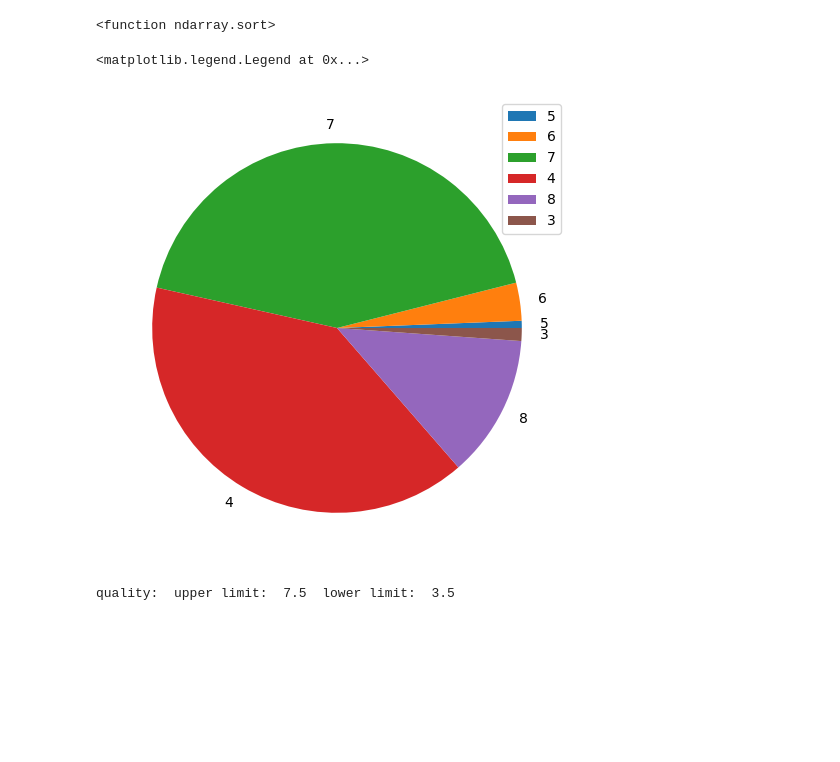
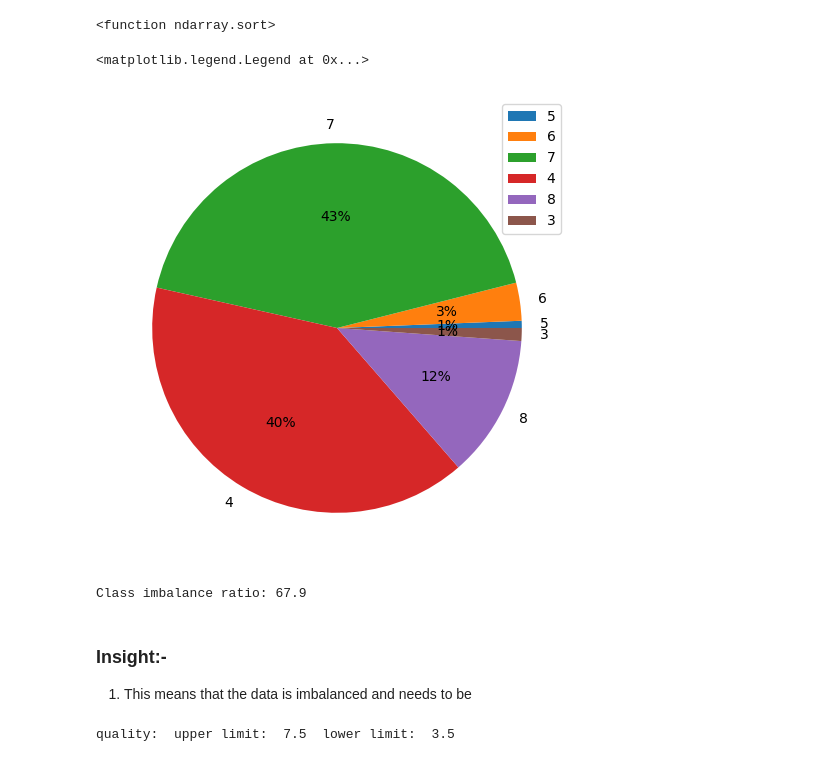
Before and after one commit to Shanu-Mathew/Wine-Qualilty-Prediction-App, a Jupyter notebook: notebook/Wine Quality Analysis.ipynb, the cells around one changed output. Cells and saved outputs as stored; diff of their text form; code cells hidden in the pictures; blank space fills up the shorter version.

Commit message:
Checking for Imbalanced Data

```diff
--- a/notebook/Wine Quality Analysis.ipynb
+++ b/notebook/Wine Quality Analysis.ipynb
@@ -13,7 +13,7 @@ import seaborn as sns
 # %% [markdown]
 ## Importing Dataset
 # %%
-winedf= pd.read_excel('1613779-Red_wine_.xlsx')
+winedf= pd.read_excel('../Data/Raw_Data.xlsx')
 winedf.head()
 # %% [output]
 |  | fixed acidity | volatile acidity | citric acid | residual sugar | chlorides | free sulfur dioxide | ... |
@@ -174,12 +174,27 @@ winedf['quality'].unique().sort
 # %%
 piev=winedf.groupby('quality')[['quality']].count()
 piev.columns=['count']
 plt.figure(figsize=(8,6))
-plt.pie(piev['count'],labels=winedf['quality'].unique())
+plt.pie(piev['count'],labels=winedf['quality'].unique(),autopct='%.f%%')
 plt.legend(winedf['quality'].unique())
 # %% [output]
 <matplotlib.legend.Legend at 0x...>
-[figure, old version]
+[figure, new version]
+# %%
+#Calculating Imbalance ratio
+
+# Calculate class frequencies
+class_freq = winedf['quality'].value_counts()
+
+# Calculate class imbalance ratio
+imbalance_ratio = max(class_freq) / min(class_freq)
+
+print('Class imbalance ratio:', imbalance_ratio)
+# %% [output]
+Class imbalance ratio: 67.9
+# %% [markdown]
+### Insight:-
+1) This means that the data is imbalanced and needs to be
 # %%
 # finding the upper and lower limit of quality columns
 #
```
